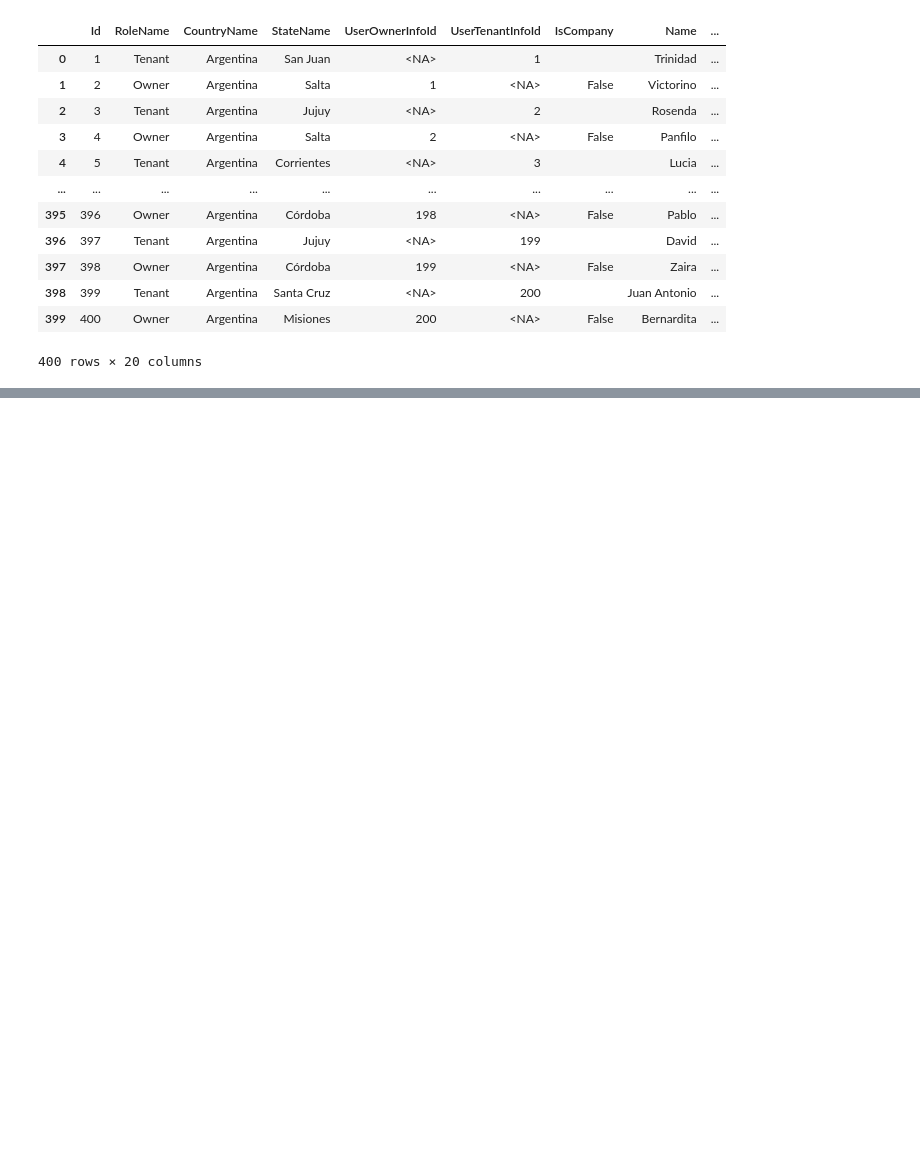
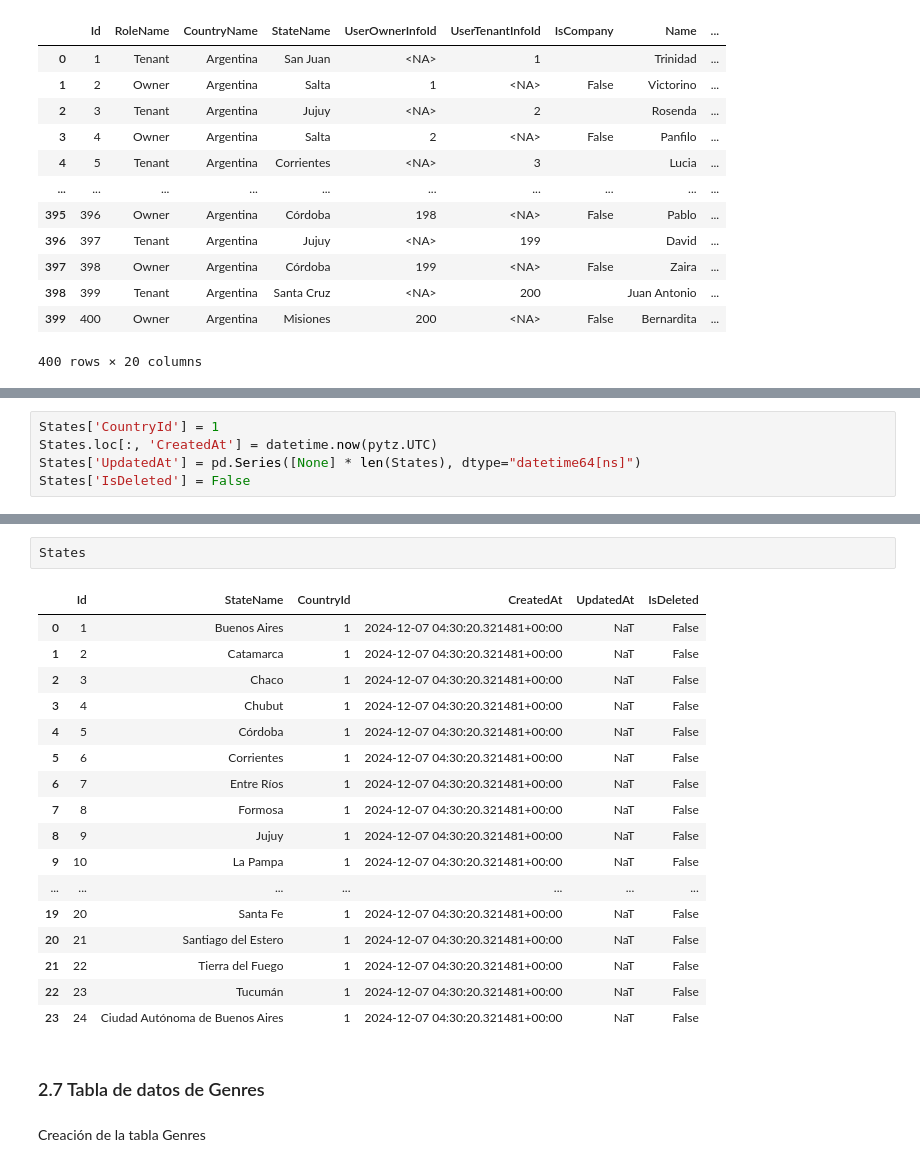
Before and after one commit to santiagobailleres/i004-reffindr-back-python, a Jupyter notebook: etl.ipynb, the cells around one changed output, grey strips where cells are left out. Drawn from its saved outputs; the diff is of its cells as text; blank space fills up the shorter version.

```diff
--- a/etl.ipynb
+++ b/etl.ipynb
@@ -440,0 +603,5 @@ df_users
+# %%
+States['CountryId'] = 1
+States.loc[:, 'CreatedAt'] = datetime.now(pytz.UTC)
+States['UpdatedAt'] = pd.Series([None] * len(States), dtype="datetime64[ns]")
+States['IsDeleted'] = False
@@ -440,0 +624,24 @@ df_users
+# %%
+States
+# %% [output]
+|  | Id | StateName | CountryId | CreatedAt | UpdatedAt | IsDeleted |
+| 0 | 1 | Buenos Aires | 1 | 2024-12-07 04:30:20.321481+00:00 | NaT | False |
+| 1 | 2 | Catamarca | 1 | 2024-12-07 04:30:20.321481+00:00 | NaT | False |
+| 2 | 3 | Chaco | 1 | 2024-12-07 04:30:20.321481+00:00 | NaT | False |
+| 3 | 4 | Chubut | 1 | 2024-12-07 04:30:20.321481+00:00 | NaT | False |
+| 4 | 5 | Córdoba | 1 | 2024-12-07 04:30:20.321481+00:00 | NaT | False |
+| 5 | 6 | Corrientes | 1 | 2024-12-07 04:30:20.321481+00:00 | NaT | False |
+| 6 | 7 | Entre Ríos | 1 | 2024-12-07 04:30:20.321481+00:00 | NaT | False |
+| 7 | 8 | Formosa | 1 | 2024-12-07 04:30:20.321481+00:00 | NaT | False |
+| 8 | 9 | Jujuy | 1 | 2024-12-07 04:30:20.321481+00:00 | NaT | False |
+| 9 | 10 | La Pampa | 1 | 2024-12-07 04:30:20.321481+00:00 | NaT | False |
+| ... | ... | ... | ... | ... | ... | ... |
+| 19 | 20 | Santa Fe | 1 | 2024-12-07 04:30:20.321481+00:00 | NaT | False |
+| 20 | 21 | Santiago del Estero | 1 | 2024-12-07 04:30:20.321481+00:00 | NaT | False |
+| 21 | 22 | Tierra del Fuego | 1 | 2024-12-07 04:30:20.321481+00:00 | NaT | False |
+| 22 | 23 | Tucumán | 1 | 2024-12-07 04:30:20.321481+00:00 | NaT | False |
+| 23 | 24 | Ciudad Autónoma de Buenos Aires | 1 | 2024-12-07 04:30:20.321481+00:00 | NaT | False |
+# %% [markdown]
+### 2.7 Tabla de datos de Genres
+# %% [markdown]
+Creación de la tabla Genres
```
Also changed, not shown: parts of 43 cells of this notebook.
